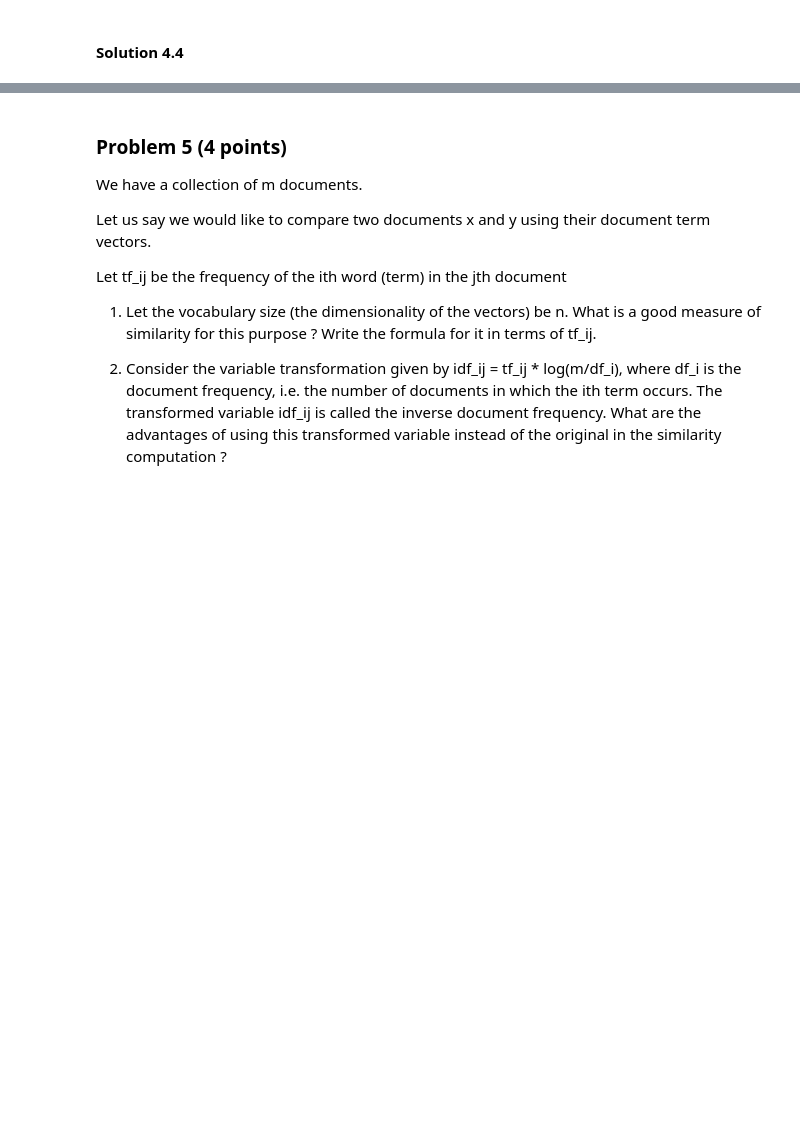
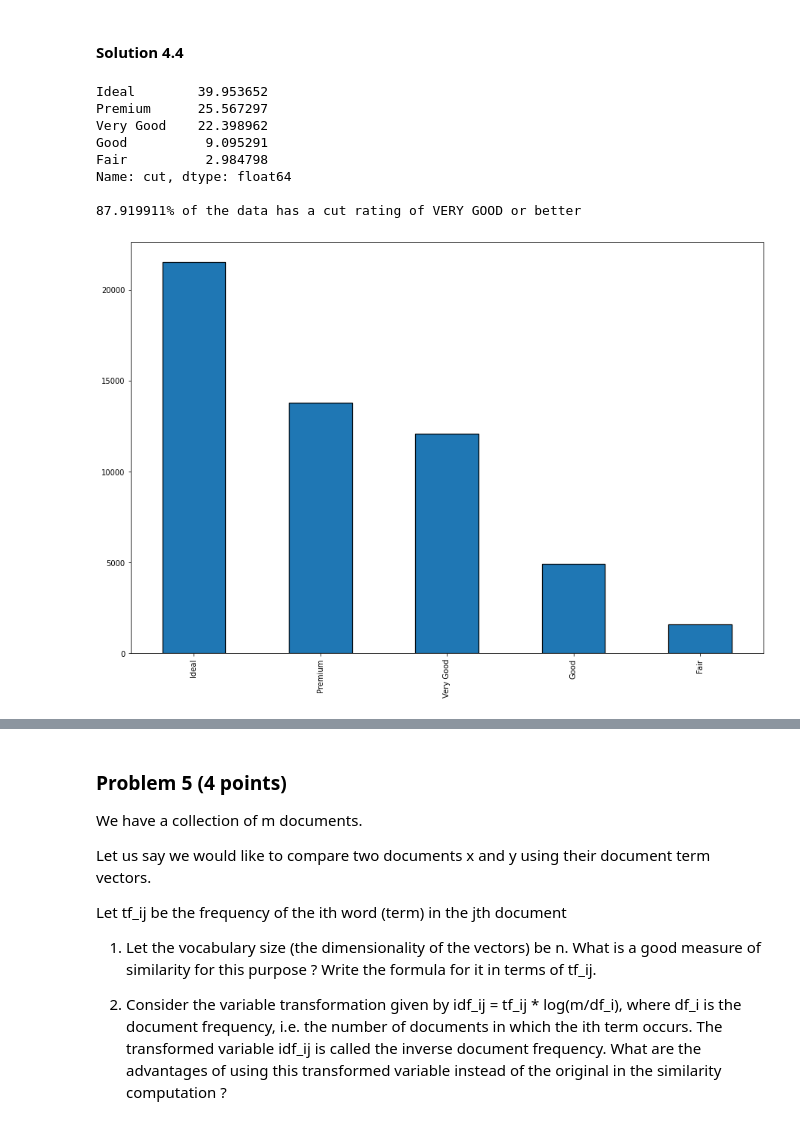
Before and after one commit to karan-shishoo/FDSA-DSCI-633-Fall2021, a Jupyter notebook: Assignment 1/DSCI-633-Assignment-1.ipynb, the cells around one changed output, grey strips where cells are left out. Cells and saved outputs as stored; diff of their text form; code cells hidden in the pictures; blank space fills up the shorter version.

```diff
--- a/Assignment 1/DSCI-633-Assignment-1.ipynb
+++ b/Assignment 1/DSCI-633-Assignment-1.ipynb
@@ -23,3 +23,33 @@ numbers M that fall into the ranges above. Print the fraction M/N. Repeat this f
 Does the fraction start to approach 27.2%?
 # %% [markdown]
 ### Solution
+# %%
+import numpy as np
+import matplotlib.pyplot as plt
+%matplotlib inline
+plt.rcParams["figure.figsize"] = [15, 10]
+mu, sigma = 100, 10 # mean and standard deviation
+s_ten = np.random.normal(mu, sigma, 10)
+s_hun = np.random.normal(mu, sigma, 100)
+s_tho = np.random.normal(mu, sigma, 1000)
+s_tenthou = np.random.normal(mu, sigma, 10000)
+s_mil = np.random.normal(mu, sigma, 1000000)
+
+count_s_ten = ((110 < s_ten) & (s_ten < 120)).sum() + ((80 < s_ten) & (s_ten < 90)).sum()
+count_s_hun = ((110 < s_hun) & (s_hun < 120)).sum() + ((80 < s_hun) & (s_hun < 90)).sum()
+count_s_tho = ((110 < s_tho) & (s_tho < 120)).sum() + ((80 < s_tho) & (s_tho < 90)).sum()
+count_s_tenthou = ((110 < s_tenthou) & (s_tenthou < 120)).sum() + ((80 < s_tenthou) & (s_tenthou < 90)).sum()
+count_s_mil = ((110 < s_mil) & (s_mil < 120)).sum() + ((80 < s_mil) & (s_mil < 90)).sum()
+
+p_s_ten = count_s_ten/10
+p_s_hun = count_s_hun/100
+p_s_tho = count_s_tho/1000
+p_s_tenthou = count_s_tenthou/10000
+p_s_mil = count_s_mil/1000000
+
+
+print("percentage for N = 10 : " + str(p_s_ten*100))
+print("percentage for N = 100 : " + str(p_s_hun*100))
+print("percentage for N = 1000 : " + str(p_s_tho*100))
+print("percentage for N = 10000 : " + str(p_s_tenthou*100))
+print("percentage for N = 1000000 : " + str(p_s_mil*100))
@@ -80,2 +129,7 @@ Your answer
 # %% [markdown]
 #### Solution 4.2
+# %%
+import pandas as pd
+
+diamonds = pd.read_csv ('diamonds.csv')
+print (diamonds)
@@ -84,2 +197,19 @@ Your answer
 # %% [markdown]
 #### Solution 4.4
+# %%
+ value = diamonds['cut'].value_counts(normalize=True) * 100
+print(value)
+print()
+print("87.919911% of the data has a cut rating of VERY GOOD or better")
+
+diamonds['cut'].value_counts().plot(kind='bar', edgecolor='black', linewidth=1.2);
+# %% [output]
+Ideal        39.953652
+Premium      25.567297
+Very Good    22.398962
+Good          9.095291
+Fair          2.984798
+Name: cut, dtype: float64
+
+87.919911% of the data has a cut rating of VERY GOOD or better
+[figure, added]
```
Also changed, not shown: parts of 21 cells of this notebook, 3 other files.
